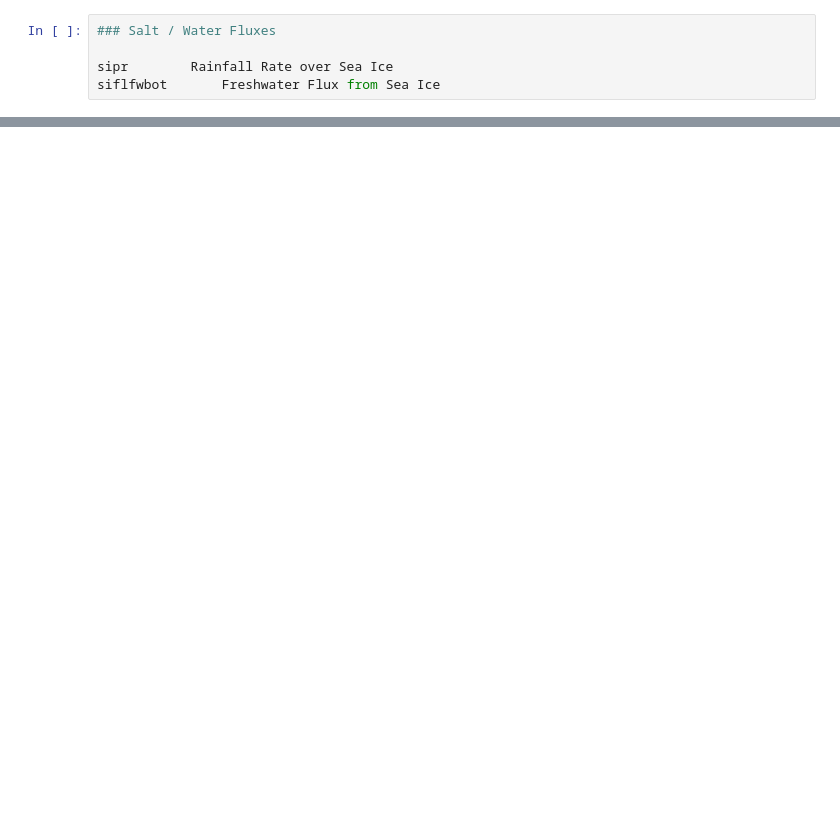
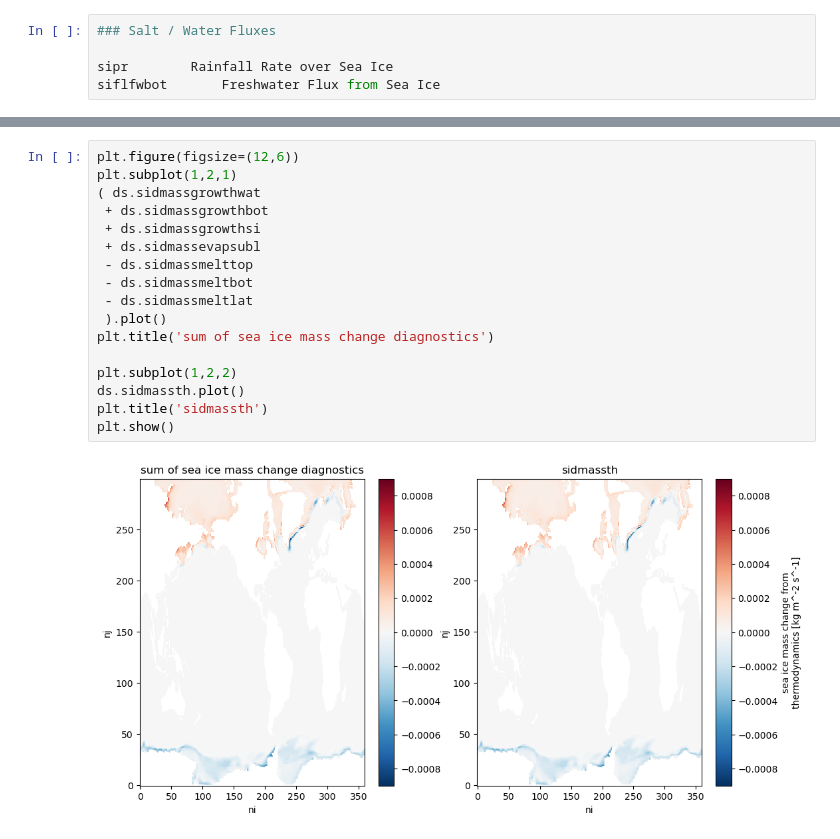
Before and after one commit to ACCESS-NRI/access-esm1.6-configs, a Jupyter notebook: documentation/docs/pages/diagnostics/sea_ice.ipynb, the cells around one changed output, grey strips where cells are left out. Saved outputs shown, nothing was run; the diff lists cells and outputs as text; blank space fills up the shorter version.

```diff
--- a/documentation/docs/pages/diagnostics/sea_ice.ipynb
+++ b/documentation/docs/pages/diagnostics/sea_ice.ipynb
@@ -210,0 +206,19 @@ sivols		sea_ice_volume	Sea-Ice Volume South
+# %%
+plt.figure(figsize=(12,6))
+plt.subplot(1,2,1)
+( ds.sidmassgrowthwat
+ + ds.sidmassgrowthbot
+ + ds.sidmassgrowthsi
+ + ds.sidmassevapsubl
+ - ds.sidmassmelttop
+ - ds.sidmassmeltbot
+ - ds.sidmassmeltlat
+ ).plot()
+plt.title('sum of sea ice mass change diagnostics')
+
+plt.subplot(1,2,2)
+ds.sidmassth.plot()
+plt.title('sidmassth')
+plt.show()
+# %% [output]
+[figure, added]
```
Also changed, not shown: parts of 19 cells of this notebook, 2 other files.
